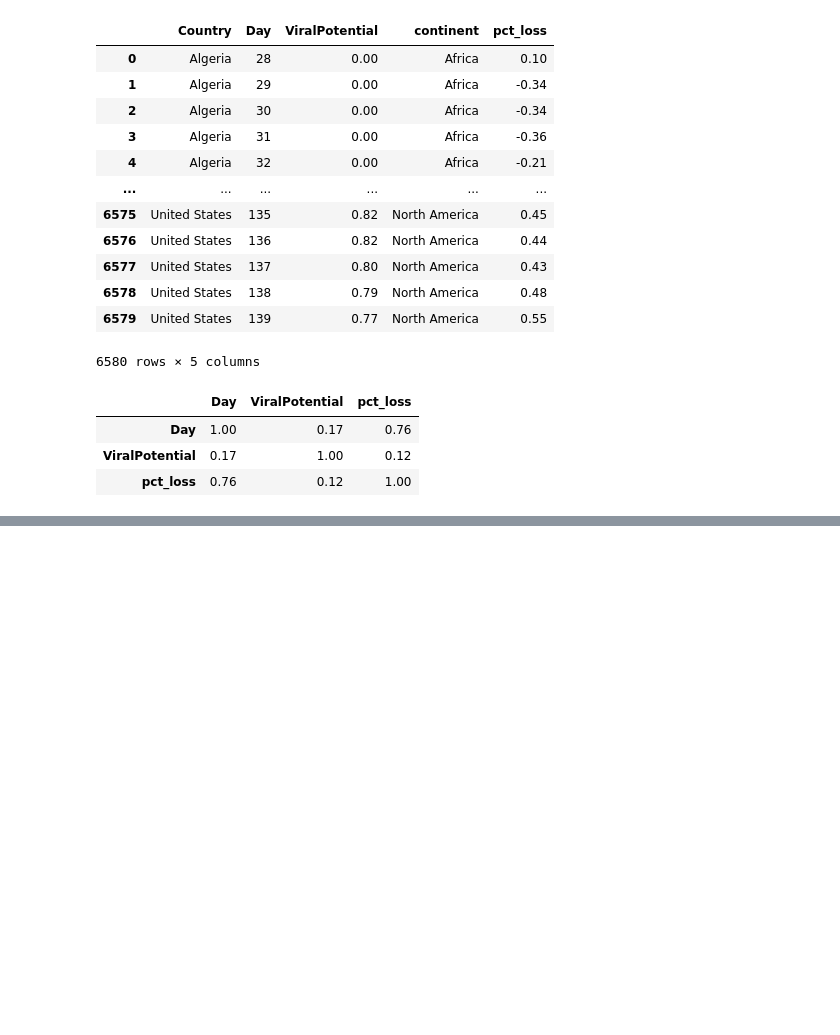
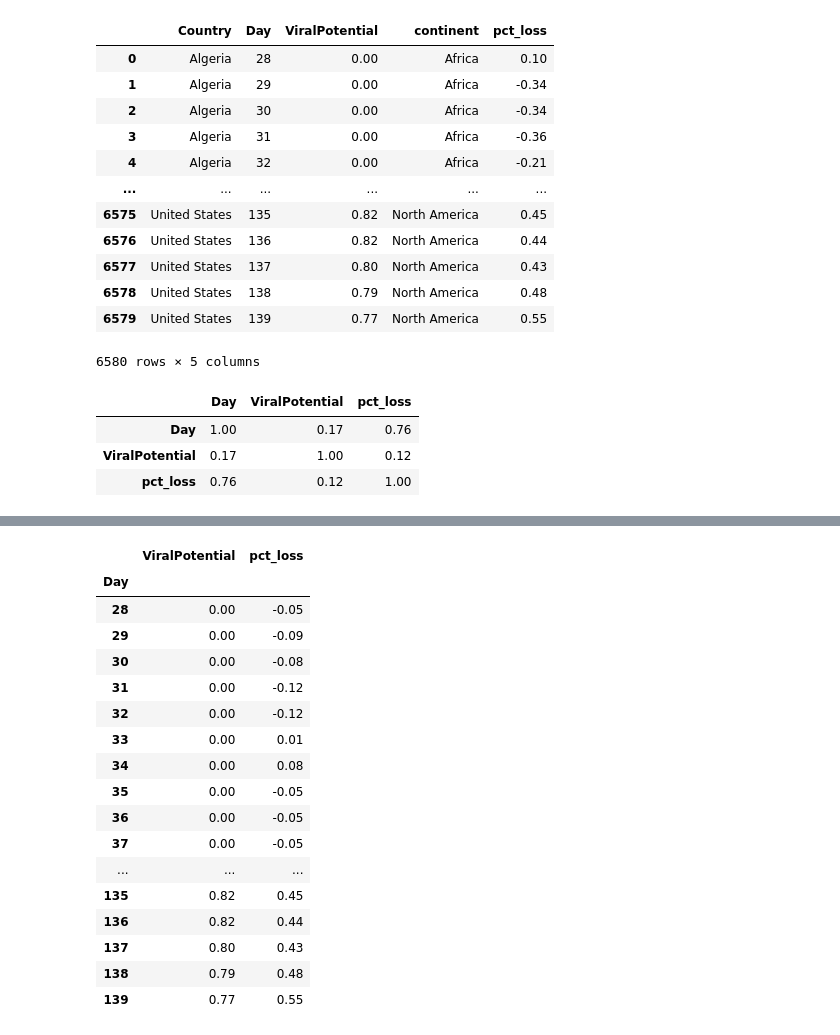
Before and after one commit to paulagiovanna/IC---Covid19-Random-Walk, a Jupyter notebook: virality.ipynb, the cells around one changed output, grey strips where cells are left out. Cells and saved outputs as stored; diff of their text form; code cells hidden in the pictures; blank space fills up the shorter version.

```diff
--- a/virality.ipynb
+++ b/virality.ipynb
@@ -178,0 +306,25 @@ fig.show()
+# %%
+country = 'United States'
+
+df_country = df.query("Country == @country").set_index('Day')[['ViralPotential', 'pct_loss']]
+
+df_country
+# %% [output]
+|  | ViralPotential | pct_loss |
+| Day |  |  |
+| 28 | 0.00 | -0.05 |
+| 29 | 0.00 | -0.09 |
+| 30 | 0.00 | -0.08 |
+| 31 | 0.00 | -0.12 |
+| 32 | 0.00 | -0.12 |
+| 33 | 0.00 | 0.01 |
+| 34 | 0.00 | 0.08 |
+| 35 | 0.00 | -0.05 |
+| 36 | 0.00 | -0.05 |
+| 37 | 0.00 | -0.05 |
+| ... | ... | ... |
+| 135 | 0.82 | 0.45 |
+| 136 | 0.82 | 0.44 |
+| 137 | 0.80 | 0.43 |
+| 138 | 0.79 | 0.48 |
+| 139 | 0.77 | 0.55 |
```
Also changed, not shown: parts of 7 cells of this notebook, 4 other files.
